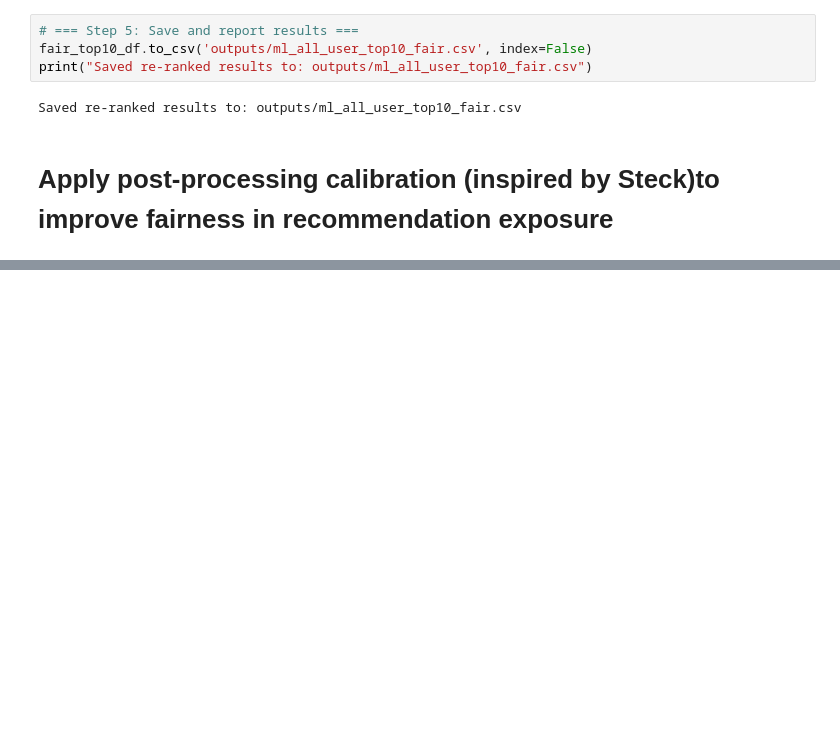
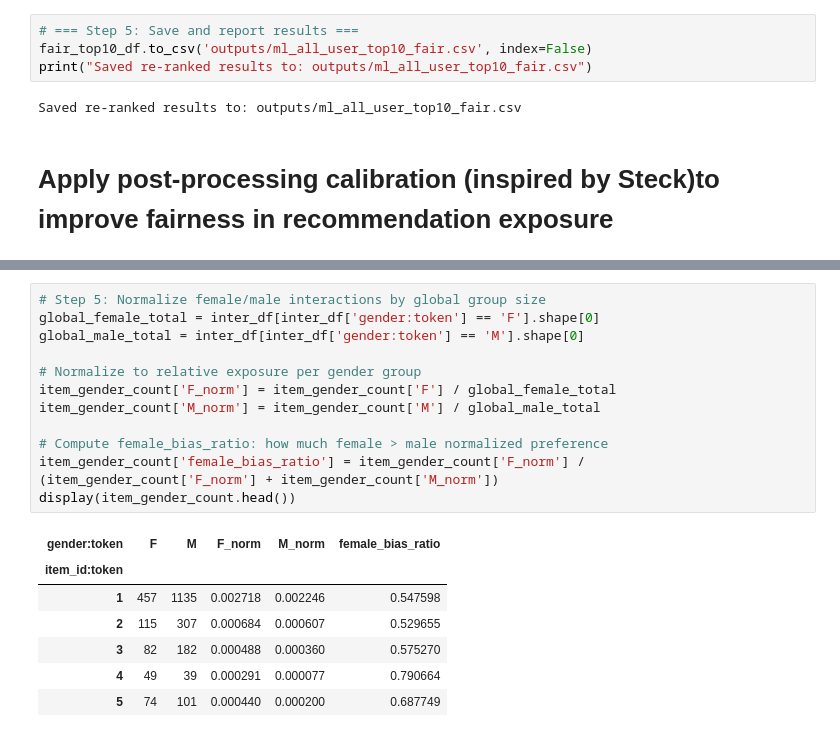
Before and after one commit to Jiaqing61/RScode, a Jupyter notebook: Post-processing/ml_rerank.ipynb, the cells around one changed output, grey strips where cells are left out. Drawn from its saved outputs; the diff is of its cells as text; blank space fills up the shorter version.

```diff
--- a/Post-processing/ml_rerank.ipynb
+++ b/Post-processing/ml_rerank.ipynb
@@ -128,0 +171,20 @@ Saved re-ranked results to: outputs/ml_all_user_top10_fair.csv
+# %%
+# Step 5: Normalize female/male interactions by global group size
+global_female_total = inter_df[inter_df['gender:token'] == 'F'].shape[0]
+global_male_total = inter_df[inter_df['gender:token'] == 'M'].shape[0]
+
+# Normalize to relative exposure per gender group
+item_gender_count['F_norm'] = item_gender_count['F'] / global_female_total
+item_gender_count['M_norm'] = item_gender_count['M'] / global_male_total
+
+# Compute female_bias_ratio: how much female > male normalized preference
+item_gender_count['female_bias_ratio'] = item_gender_count['F_norm'] / (item_gender_count['F_norm'] + item_gender_count['M_norm'])
+display(item_gender_count.head())
+# %% [output]
+| gender:token | F | M | F_norm | M_norm | female_bias_ratio |
+| item_id:token |  |  |  |  |  |
+| 1 | 457 | 1135 | 0.002718 | 0.002246 | 0.547598 |
+| 2 | 115 | 307 | 0.000684 | 0.000607 | 0.529655 |
+| 3 | 82 | 182 | 0.000488 | 0.000360 | 0.575270 |
+| 4 | 49 | 39 | 0.000291 | 0.000077 | 0.790664 |
+| 5 | 74 | 101 | 0.000440 | 0.000200 | 0.687749 |
```
Also changed, not shown: parts of 14 cells of this notebook, 51 other files.
